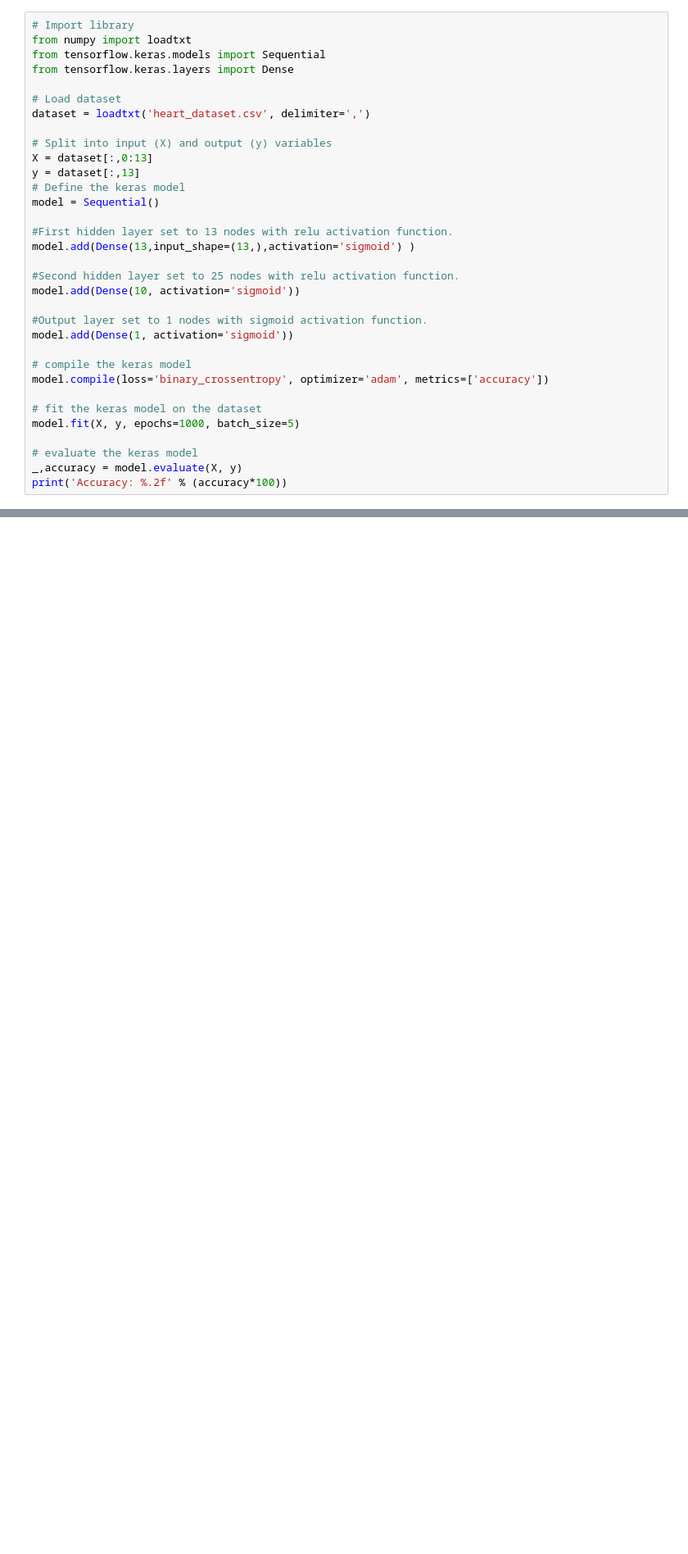
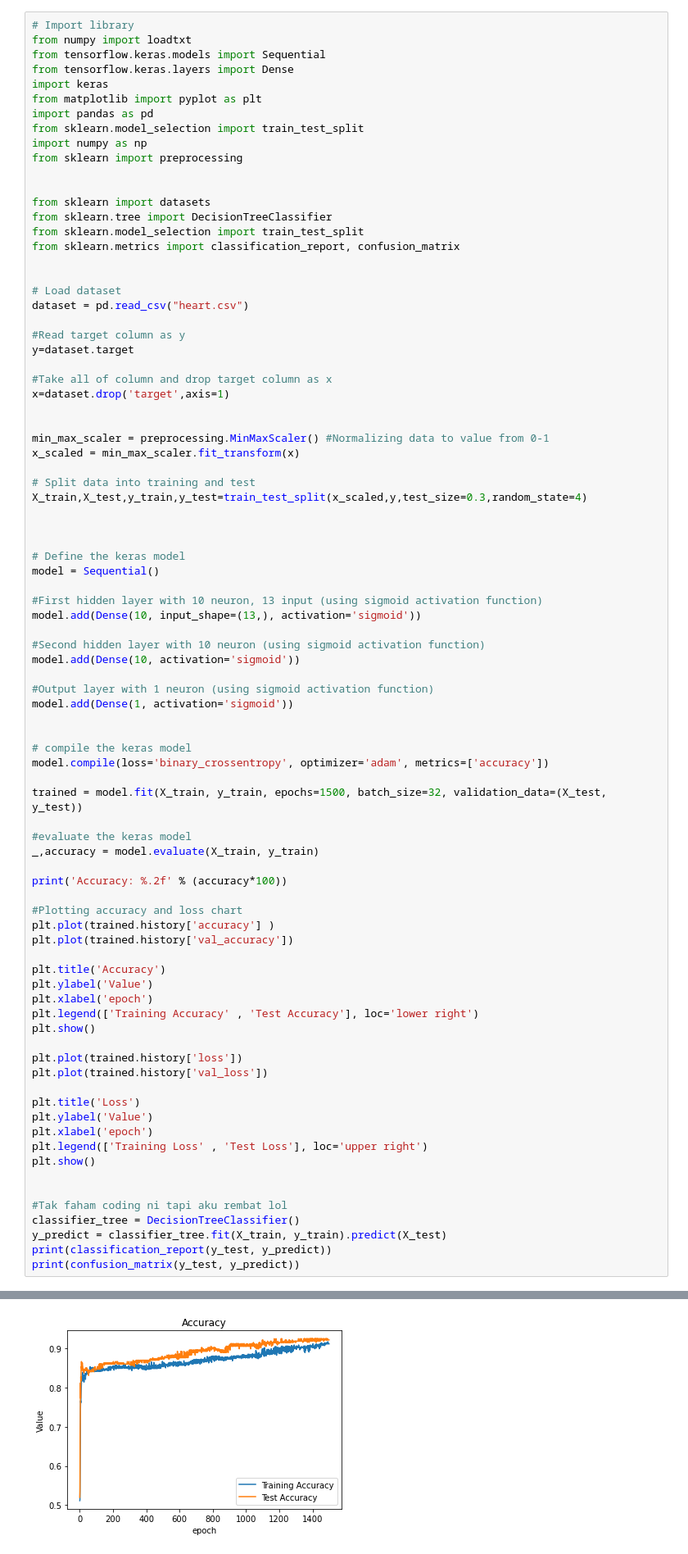
Before and after one commit to aqilanwar/bpnn-heart-disease, a Jupyter notebook: bpnn.ipynb, the cells around one changed output, grey strips where cells are left out. Shown at 82% size. Cells and saved outputs as stored; diff of their text form; blank space fills up the shorter version.

```diff
--- a/bpnn.ipynb
+++ b/bpnn.ipynb
@@ -3,32 +3,84 @@
 from numpy import loadtxt
 from tensorflow.keras.models import Sequential
 from tensorflow.keras.layers import Dense
+import keras
+from matplotlib import pyplot as plt
+import pandas as pd
+from sklearn.model_selection import train_test_split
+import numpy as np
+from sklearn import preprocessing
+
+
+from sklearn import datasets
+from sklearn.tree import DecisionTreeClassifier
+from sklearn.model_selection import train_test_split
+from sklearn.metrics import classification_report, confusion_matrix
+
 
 # Load dataset
-dataset = loadtxt('heart_dataset.csv', delimiter=',')
+dataset = pd.read_csv("heart.csv")
 
-# Split into input (X) and output (y) variables
-X = dataset[:,0:13]
-y = dataset[:,13]
+#Read target column as y
+y=dataset.target
+
+#Take all of column and drop target column as x
+x=dataset.drop('target',axis=1)
+
+
+min_max_scaler = preprocessing.MinMaxScaler() #Normalizing data to value from 0-1
+x_scaled = min_max_scaler.fit_transform(x)
+
+# Split data into training and test
+X_train,X_test,y_train,y_test=train_test_split(x_scaled,y,test_size=0.3,random_state=4)
+
+
+
 # Define the keras model
 model = Sequential()
 
-#First hidden layer set to 13 nodes with relu activation function.
-model.add(Dense(13,input_shape=(13,),activation='sigmoid') )
+#First hidden layer with 10 neuron, 13 input (using sigmoid activation function)
+model.add(Dense(10, input_shape=(13,), activation='sigmoid'))
 
-#Second hidden layer set to 25 nodes with relu activation function.
+#Second hidden layer with 10 neuron (using sigmoid activation function)
 model.add(Dense(10, activation='sigmoid'))
 
-#Output layer set to 1 nodes with sigmoid activation function.
+#Output layer with 1 neuron (using sigmoid activation function)
 model.add(Dense(1, activation='sigmoid'))
+
 
 # compile the keras model
 model.compile(loss='binary_crossentropy', optimizer='adam', metrics=['accuracy'])
 
-# fit the keras model on the dataset
-model.fit(X, y, epochs=1000, batch_size=5)
+trained = model.fit(X_train, y_train, epochs=1500, batch_size=32, validation_data=(X_test, y_test))
 
-# evaluate the keras model
-_,accuracy = model.evaluate(X, y)
+#evaluate the keras model
+_,accuracy = model.evaluate(X_train, y_train)
+
 print('Accuracy: %.2f' % (accuracy*100))
+
+#Plotting accuracy and loss chart
+plt.plot(trained.history['accuracy'] )
+plt.plot(trained.history['val_accuracy'])
+
+plt.title('Accuracy')
+plt.ylabel('Value')
+plt.xlabel('epoch')
+plt.legend(['Training Accuracy' , 'Test Accuracy'], loc='lower right')
+plt.show()
+
+plt.plot(trained.history['loss'])
+plt.plot(trained.history['val_loss'])
+
+plt.title('Loss')
+plt.ylabel('Value')
+plt.xlabel('epoch')
+plt.legend(['Training Loss' , 'Test Loss'], loc='upper right')
+plt.show()
+
+
+#Tak faham coding ni tapi aku rembat lol
+classifier_tree = DecisionTreeClassifier()
+y_predict = classifier_tree.fit(X_train, y_train).predict(X_test)
+print(classification_report(y_test, y_predict))
+print(confusion_matrix(y_test, y_predict))
 # %% [output]
@@ -51,0 +104 @@ Accuracy: 91.92
+[figure, added]
```
Also changed, not shown: parts of 2 cells of this notebook, 4 other files.
